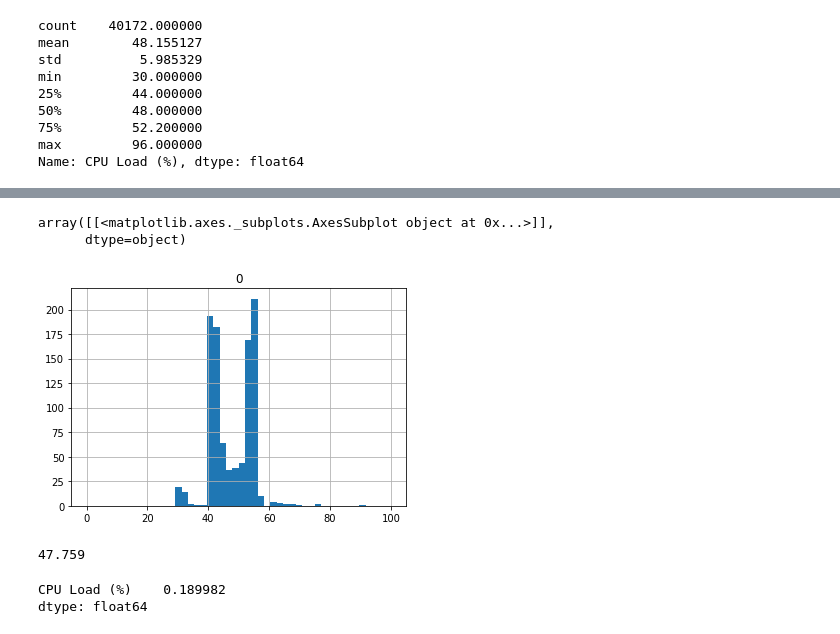
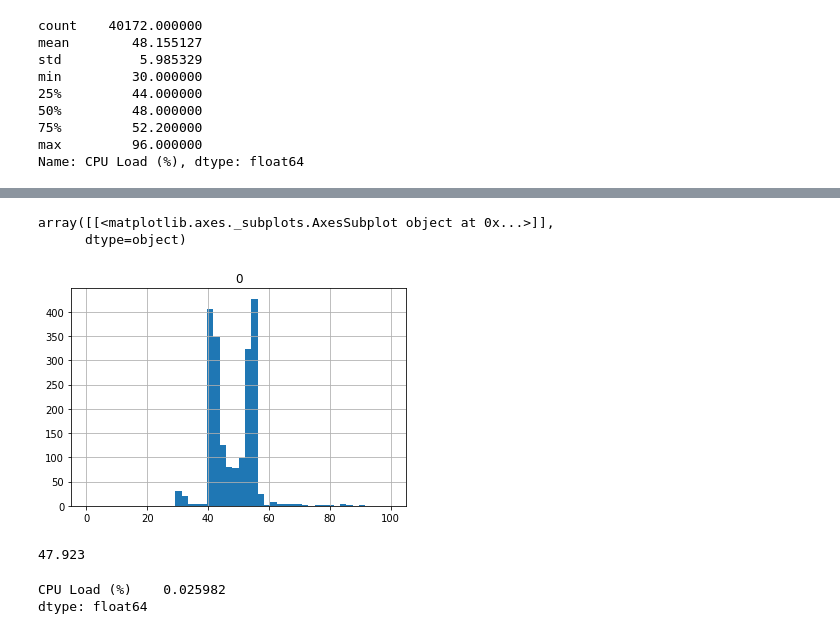
Before and after one commit to UNCG-CSE/Volvo_Truck_Analytics, a Jupyter notebook: src/Truck 1 Analysis.ipynb, the cells around one changed output, grey strips where cells are left out. Cells and saved outputs as stored; diff of their text form; code cells hidden in the pictures.

```diff
--- a/src/Truck 1 Analysis.ipynb
+++ b/src/Truck 1 Analysis.ipynb
@@ -241,20 +295,20 @@ array([[<matplotlib.axes._subplots.AxesSubplot object at 0x...>]],
 # %%
 np.random.seed(6)
-sampleCPU = np.random.choice(a= CPU3day['CPU Load (%)'],size=1000)            # Sample 2000 values
+sampleCPU = np.random.choice(a= CPU3day['CPU Load (%)'],size=2000)            # Sample 2000 values
 
 pd.DataFrame(sampleCPU).hist(range=(0,100), bins=48)
 # %% [output]
 array([[<matplotlib.axes._subplots.AxesSubplot object at 0x...>]],
       dtype=object)
-[figure, old version]
+[figure, new version]
 # %%
 sampleCPU.mean()
 # %% [output]
-47.759
+47.923
 # %%
 CPU3day.mean() - sampleCPU.mean()
 # %% [output]
-CPU Load (%)    0.189982
+CPU Load (%)    0.025982
 dtype: float64
 # %%
 np.random.seed(10)
```
Also changed, not shown: parts of 20 cells of this notebook.
